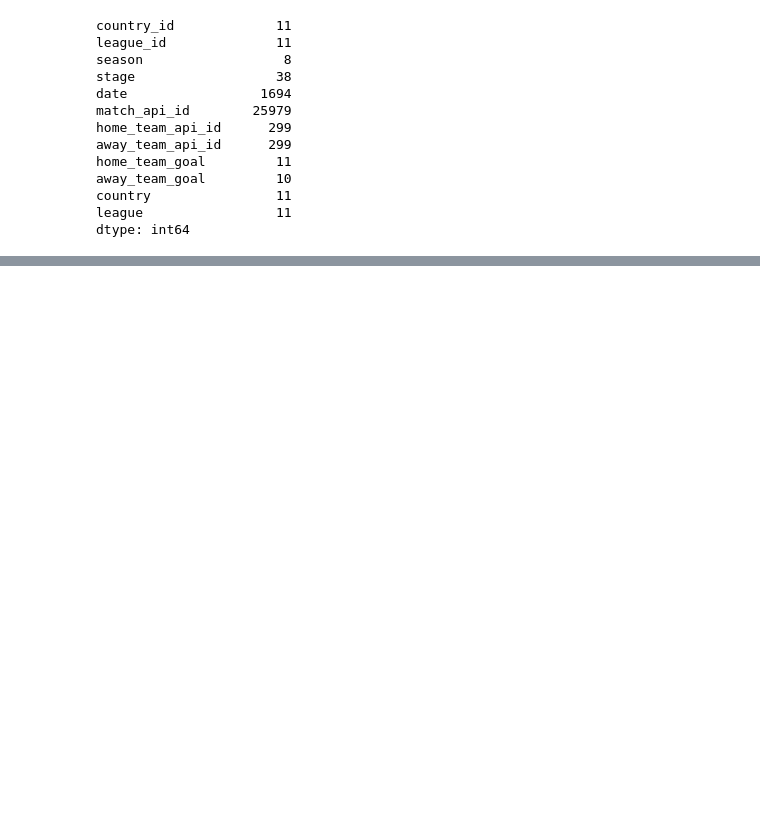
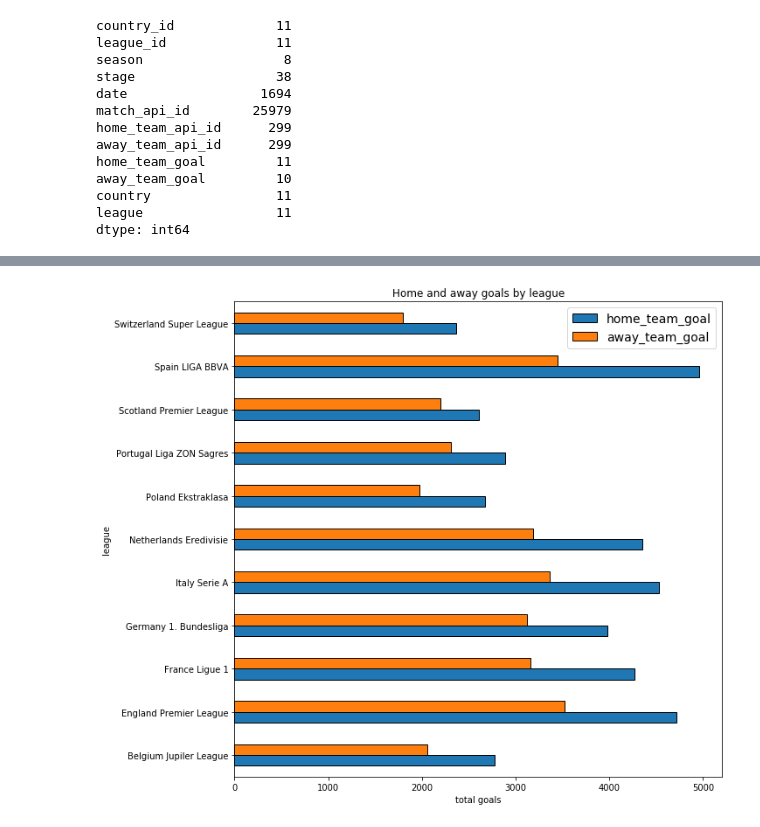
Before and after one commit to iamkucuk/further_investigation_of_football_data_analysis, a Jupyter notebook: notebooks/eda.ipynb, the cells around one changed output, grey strips where cells are left out. Drawn from its saved outputs; the diff is of its cells as text; code cells hidden in the pictures; blank space fills up the shorter version.

```diff
--- a/notebooks/eda.ipynb
+++ b/notebooks/eda.ipynb
@@ -113,0 +136,8 @@ plt.show()
+# %%
+data.groupby("league").agg({"home_team_goal":"sum","away_team_goal":"sum"}).plot(kind="barh", figsize = (10,10), edgecolor = "k", linewidth =1)
+plt.title("Home and away goals by league")
+plt.legend(loc = "best" , prop = {"size" : 14})
+plt.xlabel("total goals")
+plt.show()
+# %% [output]
+[figure, added]
```
Also changed, not shown: parts of 20 cells of this notebook, 4 other files.
